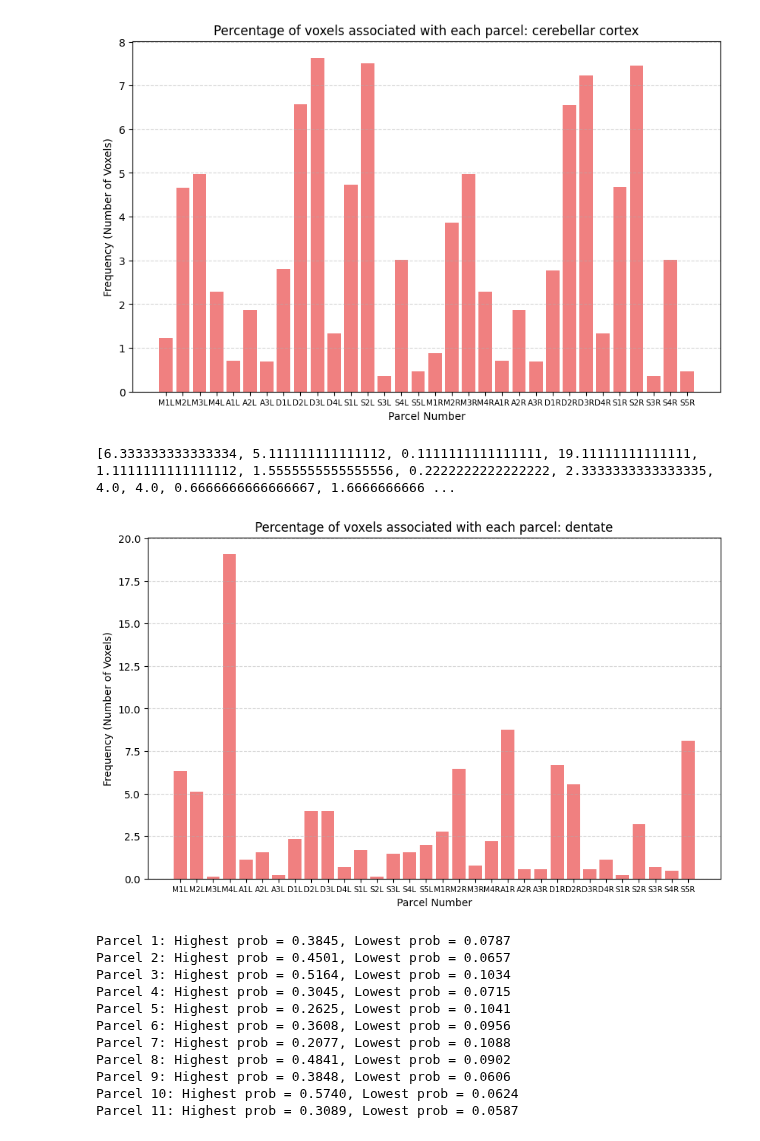
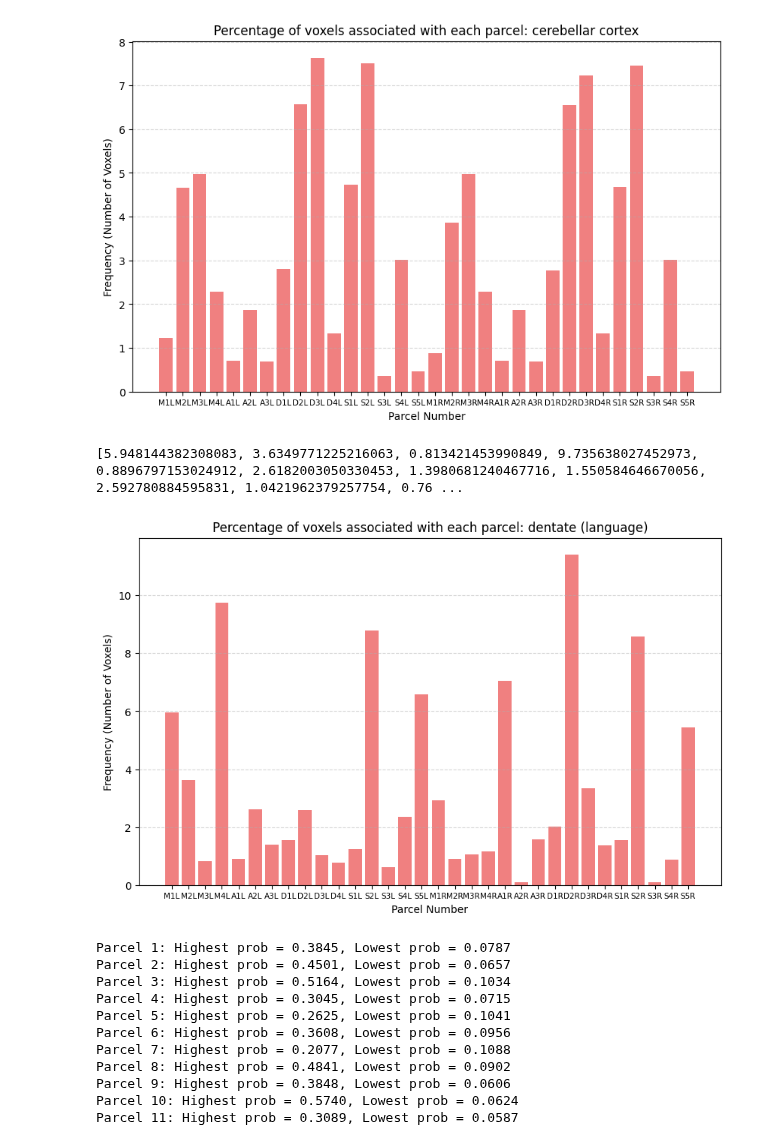
Before and after one commit to DiedrichsenLab/Pontine7T, a Jupyter notebook: notebooks/dentate_atlas.ipynb, the cells around one changed output. Saved outputs shown, nothing was run; the diff lists cells and outputs as text; code cells hidden in the pictures.

```diff
--- a/notebooks/dentate_atlas.ipynb
+++ b/notebooks/dentate_atlas.ipynb
@@ -115,7 +114,7 @@ maximum prob value per parcel: [0.38451216 0.45013496 0.5163517  0.30445    0.26
 # %%
 #total probabilities associated with each parcel
 
-pmap = np.load(f"{wk_dir}/Prob_dentate_res1_lang+mdtb.npy")
+pmap = np.load(f"{wk_dir}/Prob_dentate_lang+mdtb(ses1).npy")
 
 import numpy as np
 
@@ -137,7 +136,7 @@ plt.figure(figsize=(10, 6))
 plt.bar(roi_names[1:34], total_probabilities, color='lightcoral')
 plt.xlabel("Parcel")
 plt.ylabel("Total Probability")
-plt.title("Total Probabilities Associated with Each Parcel: Dentate")
+plt.title("Total Probabilities Associated with Each Parcel: Dentate (lang+mdtb_ses1)")
 plt.xticks(rotation=90)
 plt.grid(axis='y', linestyle='--', alpha=0.5)
 plt.show()
@@ -304,36 +302,36 @@ plt.show()
 # %%
 #gauging percentage of dentate associated with each parcel
 
-pmap = np.load(f"{wk_dir}/Prob_rednucleus_res1_lang+mdtb.npy")
+pmap = np.load(f"{wk_dir}/Prob_dentate_language.npy")
 
 wta = np.argmax(pmap, axis=0)
 
 wta +=1
 
 # Count the frequency of each parcel (parcel numbers range from 0 to 31)
 frequencies = np.bincount(wta, minlength=33)[1:]  # Ensure length is 32 even if some parcels don't appear
 
 percentage = []
 for i in frequencies:
     percentages = i/np.sum(frequencies)*100
     percentage.append(percentages)
    # print(percentage)
 
 print(percentage)
 
 parcel_numbers = np.arange(1, 33)  # Parcel numbers from 1 to 32
 
 plt.figure(figsize=(10, 6))
 plt.bar(parcel_numbers, percentage, color='lightcoral')
 plt.xlabel("Parcel Number")
 plt.ylabel("Frequency (Number of Voxels)")
-plt.title("Percentage of voxels associated with each parcel: dentate")
+plt.title("Percentage of voxels associated with each parcel: dentate (language)")
 plt.xticks(parcel_numbers, roi_names[1:], fontsize=7.5)  # Ensure all parcel numbers are shown
 plt.grid(axis='y', linestyle='--', alpha=0.5)
 plt.show()
 # %% [output]
-[6.333333333333334, 5.111111111111112, 0.1111111111111111, 19.11111111111111, 1.1111111111111112, 1.5555555555555556, 0.2222222222222222, 2.3333333333333335, 4.0, 4.0, 0.6666666666666667, 1.6666666666 ...
+[5.948144382308083, 3.6349771225216063, 0.813421453990849, 9.735638027452973, 0.8896797153024912, 2.6182003050330453, 1.3980681240467716, 1.550584646670056, 2.592780884595831, 1.0421962379257754, 0.76 ...
-[figure, old version]
+[figure, new version]
 # %%
 # Initialize lists to store highest and lowest probabilities for each parcel
 highest_probs = []
```
Also changed, not shown: parts of 11 cells of this notebook, 4 other files.
